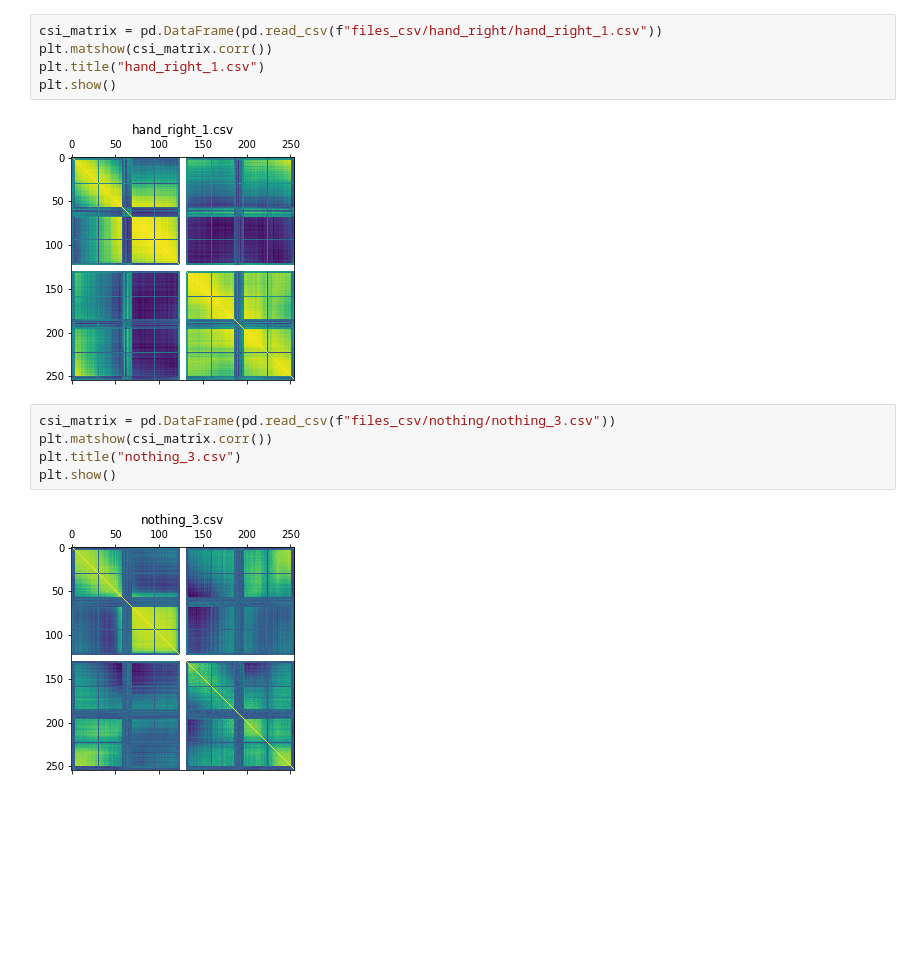
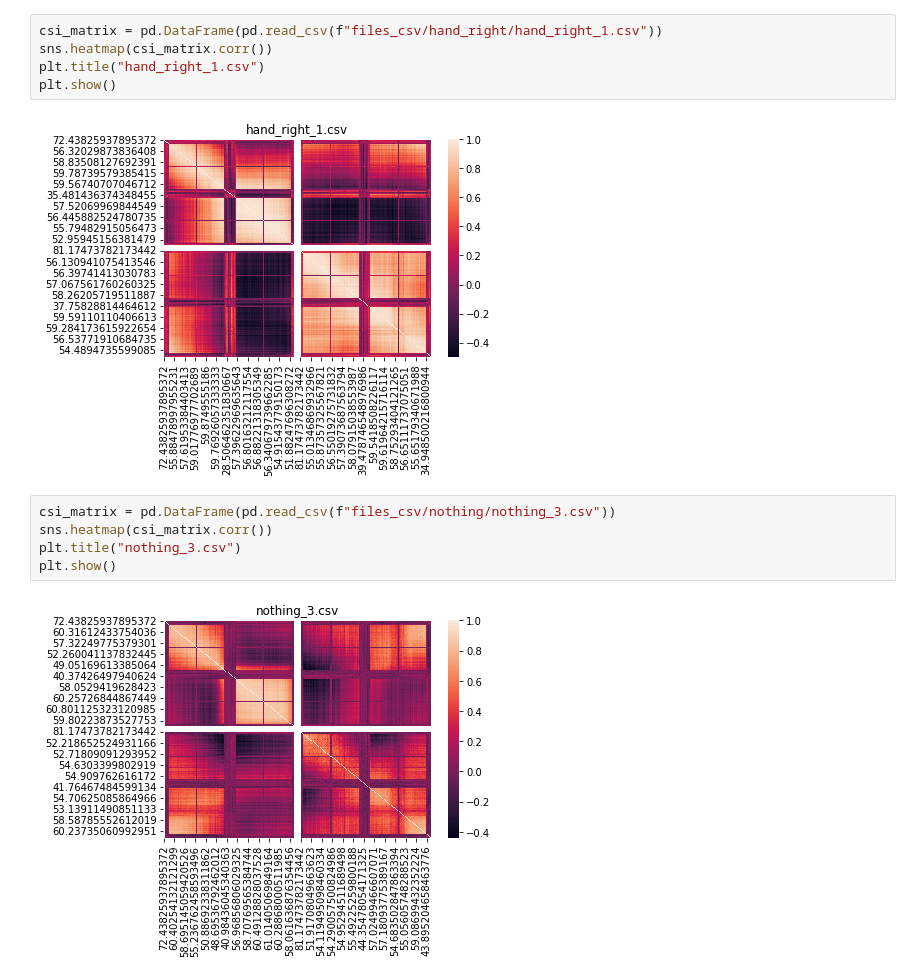
Before and after one commit to srk-practicum/2022-knu-wmi, a Jupyter notebook: Correlation_plot.ipynb, the cells around one changed output. Saved outputs shown, nothing was run; the diff lists cells and outputs as text; blank space fills up the shorter version.

```diff
--- a/Correlation_plot.ipynb
+++ b/Correlation_plot.ipynb
@@ -17,16 +18,16 @@ plt.show()
 # %%
 csi_matrix = pd.DataFrame(pd.read_csv(f"files_csv/hand_right/hand_right_1.csv"))
-plt.matshow(csi_matrix.corr())
+sns.heatmap(csi_matrix.corr())
 plt.title("hand_right_1.csv")
 plt.show()
 # %% [output]
-[figure, old version]
+[figure, new version]
 # %%
 csi_matrix = pd.DataFrame(pd.read_csv(f"files_csv/nothing/nothing_3.csv"))
-plt.matshow(csi_matrix.corr())
+sns.heatmap(csi_matrix.corr())
 plt.title("nothing_3.csv")
 plt.show()
 # %% [output]
-[figure, old version]
+[figure, new version]
 # %%
 csi_matrix = pd.DataFrame(pd.read_csv(f"files_csv/smoking/smoking_1.csv"))
```
Also changed, not shown: parts of 5 cells of this notebook.
